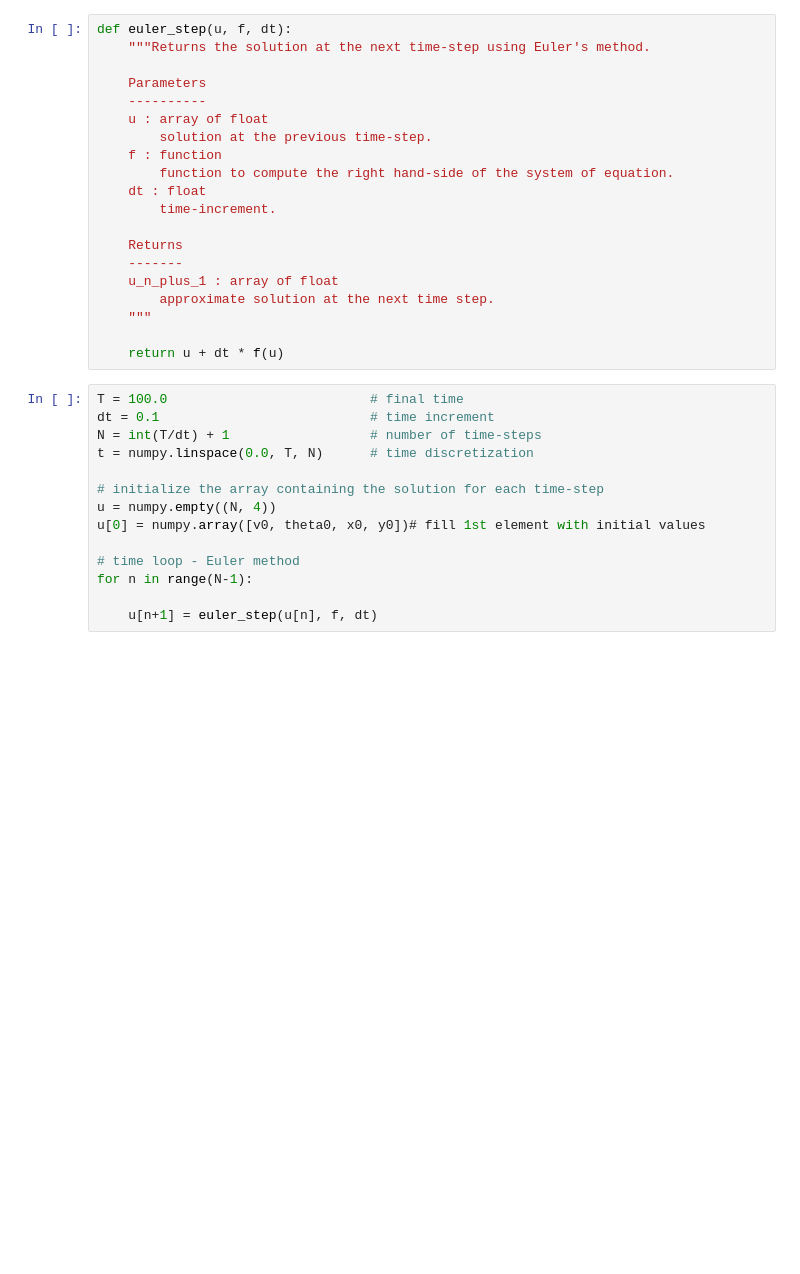
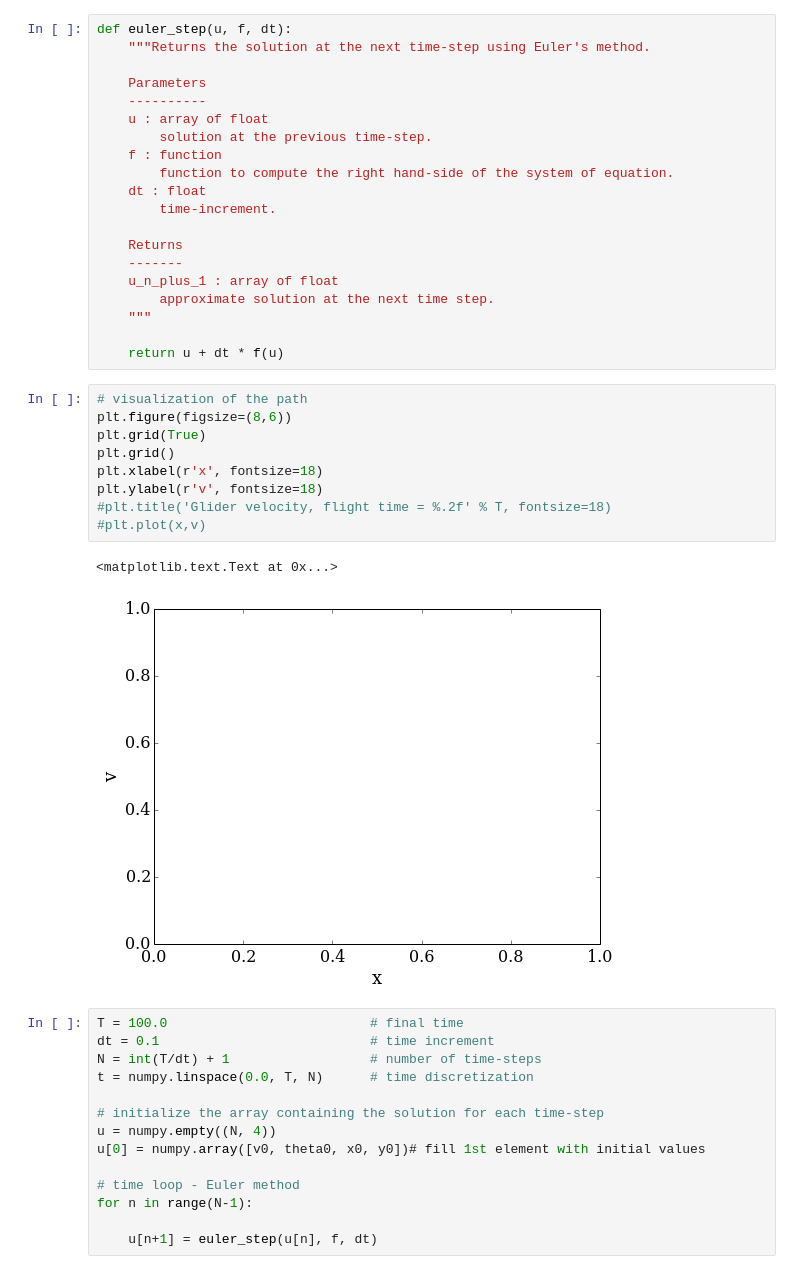
Before and after one commit to sidrahahmedAppliedMath/numerical-mooc, a Jupyter notebook: HomeWork/Full phugoid model(HW).ipynb, the cells around one changed output. Saved outputs shown, nothing was run; the diff lists cells and outputs as text; blank space fills up the shorter version.

```diff
--- a/HomeWork/Full phugoid model(HW).ipynb
+++ b/HomeWork/Full phugoid model(HW).ipynb
@@ -61,6 +61,18 @@ def euler_step(u, f, dt):
     """
 
     return u + dt * f(u)
+# %%
+# visualization of the path
+plt.figure(figsize=(8,6))
+plt.grid(True)
+plt.grid()
+plt.xlabel(r'x', fontsize=18)
+plt.ylabel(r'v', fontsize=18)
+#plt.title('Glider velocity, flight time = %.2f' % T, fontsize=18)
+#plt.plot(x,v)
+# %% [output]
+<matplotlib.text.Text at 0x...>
+[figure, added]
 # %%
 T = 100.0                          # final time
 dt = 0.1                           # time increment
```
Also changed, not shown: parts of 7 cells of this notebook, 1 other file.
